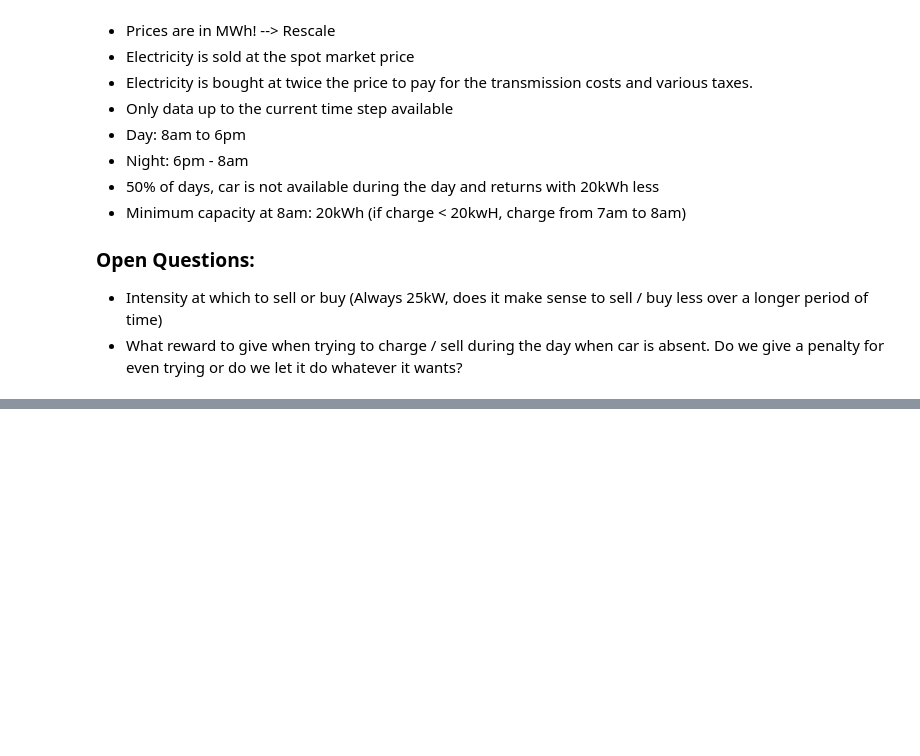
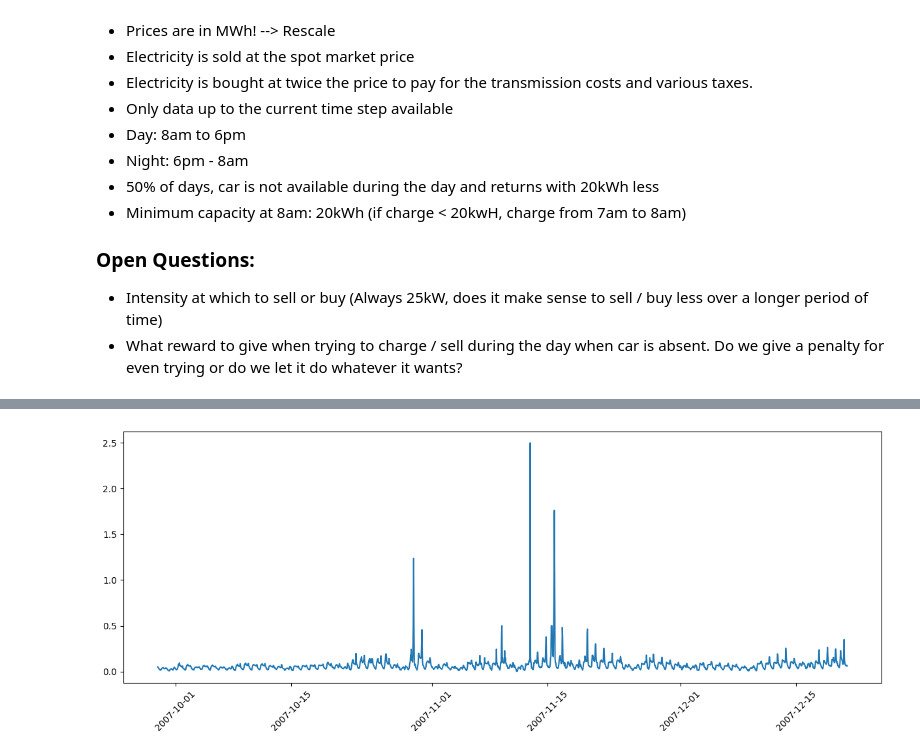
Before and after one commit to MaxFeucht/BatteryGrid, a Jupyter notebook: PRL.ipynb, the cells around one changed output, grey strips where cells are left out. Cells and saved outputs as stored; diff of their text form; code cells hidden in the pictures; blank space fills up the shorter version.

```diff
--- a/PRL.ipynb
+++ b/PRL.ipynb
@@ -685,7 +666,11 @@ class TCNModel(nn.Module):
         tcn_output = self.tcn(x).flatten(end_dim = -2).t() #Flatten over the features and timestep dimensions, preserve batch dimension
         return self.dense(self.dropout(tcn_output))
 # %%
+start = 6500
+range = 2000
 plt.figure(figsize=(15,5))
-plt.plot(train['datetime'], train['price'])
+plt.plot(train['datetime'][start:(start+range)], train['price'][start:(start+range)])
 plt.xticks(rotation=45)
 plt.show()
+# %% [output]
+[figure, added]
```
Also changed, not shown: parts of 11 cells of this notebook, 1 other file.
